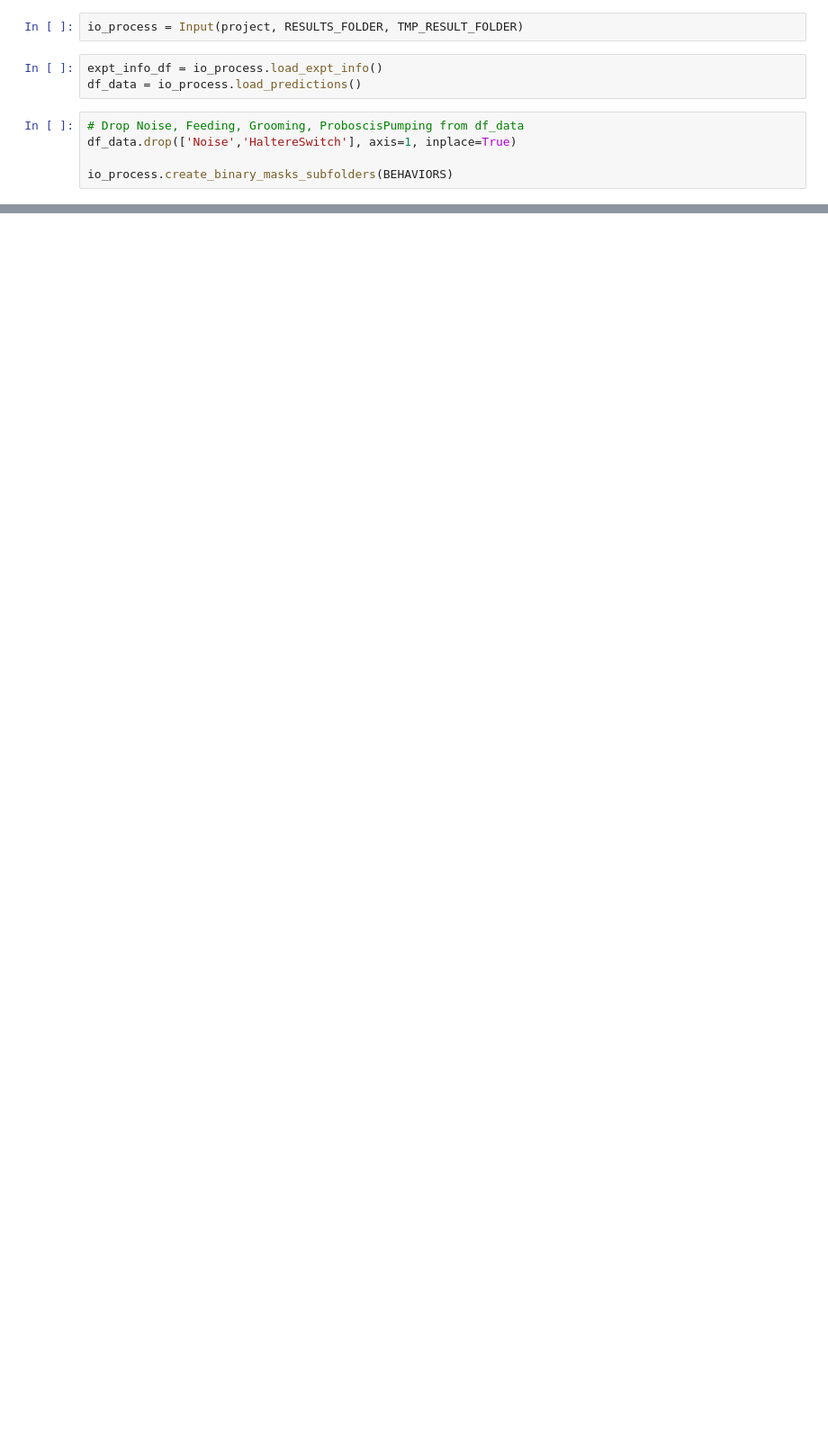
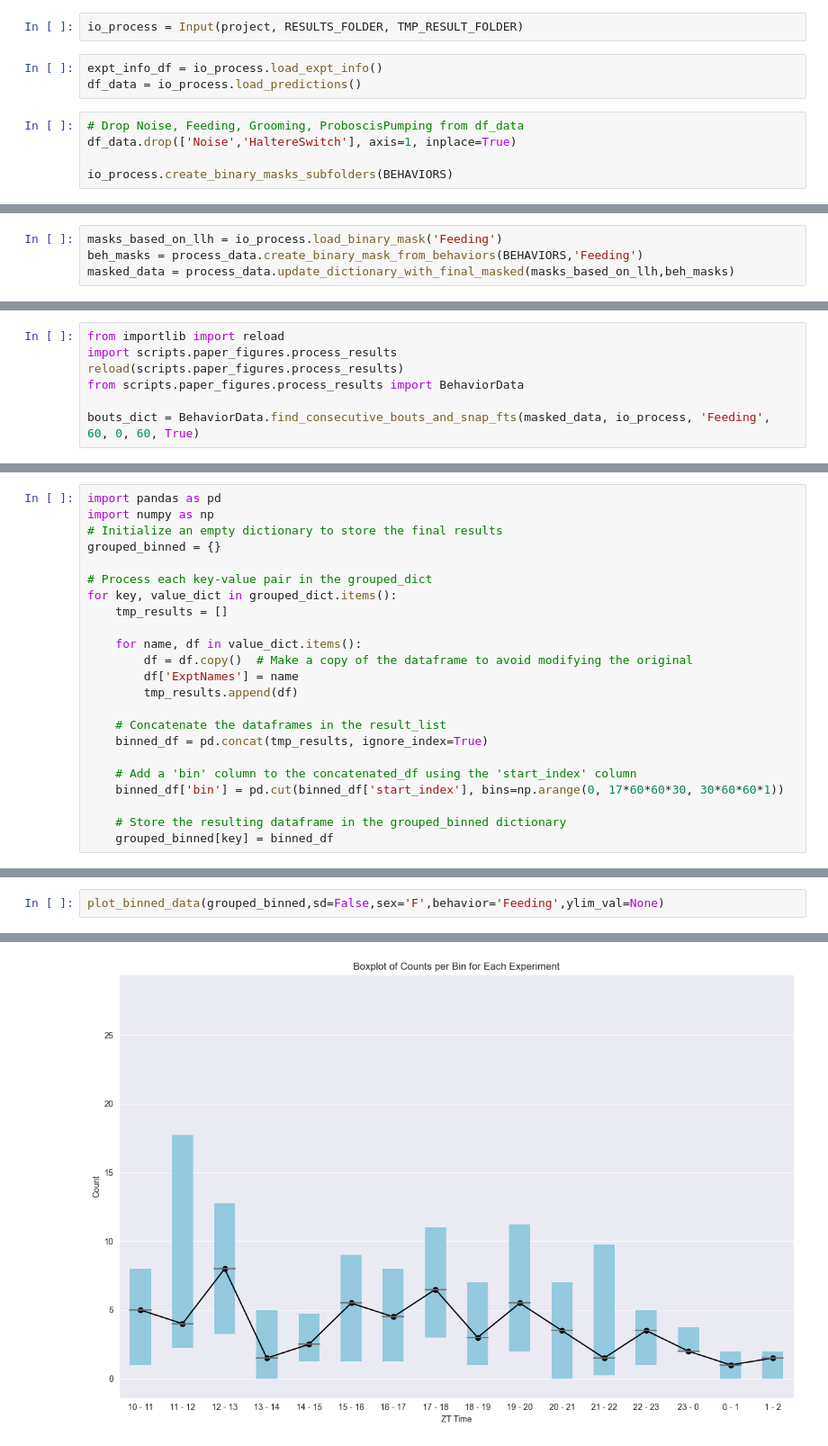
Before and after one commit to bo1929/basty, a Jupyter notebook: scripts/paper_figures/process_feeding.ipynb, the cells around one changed output, grey strips where cells are left out. Shown: that part at 90% size. Saved outputs shown, nothing was run; the diff lists cells and outputs as text; blank space fills up the shorter version.

```diff
--- a/scripts/paper_figures/process_feeding.ipynb
+++ b/scripts/paper_figures/process_feeding.ipynb
@@ -35,0 +47,4 @@ io_process.create_binary_masks_subfolders(BEHAVIORS)
+# %%
+masks_based_on_llh = io_process.load_binary_mask('Feeding')
+beh_masks = process_data.create_binary_mask_from_behaviors(BEHAVIORS,'Feeding')
+masked_data = process_data.update_dictionary_with_final_masked(masks_based_on_llh,beh_masks)
@@ -35,0 +70,7 @@ io_process.create_binary_masks_subfolders(BEHAVIORS)
+# %%
+from importlib import reload
+import scripts.paper_figures.process_results
+reload(scripts.paper_figures.process_results)
+from scripts.paper_figures.process_results import BehaviorData
+
+bouts_dict = BehaviorData.find_consecutive_bouts_and_snap_fts(masked_data, io_process, 'Feeding', 60, 0, 60, True)
@@ -35,0 +172,23 @@ io_process.create_binary_masks_subfolders(BEHAVIORS)
+# %%
+import pandas as pd
+import numpy as np
+# Initialize an empty dictionary to store the final results
+grouped_binned = {}
+
+# Process each key-value pair in the grouped_dict
+for key, value_dict in grouped_dict.items():
+    tmp_results = []
+
+    for name, df in value_dict.items():
+        df = df.copy()  # Make a copy of the dataframe to avoid modifying the original
+        df['ExptNames'] = name
+        tmp_results.append(df)
+
+    # Concatenate the dataframes in the result_list
+    binned_df = pd.concat(tmp_results, ignore_index=True)
+
+    # Add a 'bin' column to the concatenated_df using the 'start_index' column
+    binned_df['bin'] = pd.cut(binned_df['start_index'], bins=np.arange(0, 17*60*60*30, 30*60*60*1))
+
+    # Store the resulting dataframe in the grouped_binned dictionary
+    grouped_binned[key] = binned_df
@@ -35,0 +275,3 @@ io_process.create_binary_masks_subfolders(BEHAVIORS)
+# %%
+plot_binned_data(grouped_binned,sd=False,sex='F',behavior='Feeding',ylim_val=None)
+# %% [output]
@@ -35,0 +295 @@ io_process.create_binary_masks_subfolders(BEHAVIORS)
+[figure, added]
```
Also changed, not shown: parts of 17 cells of this notebook, 3 other files.
